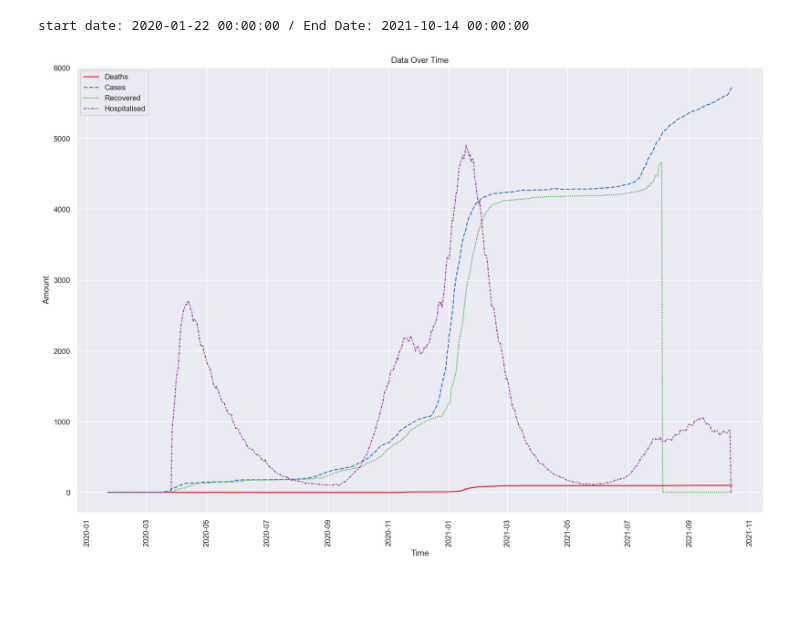
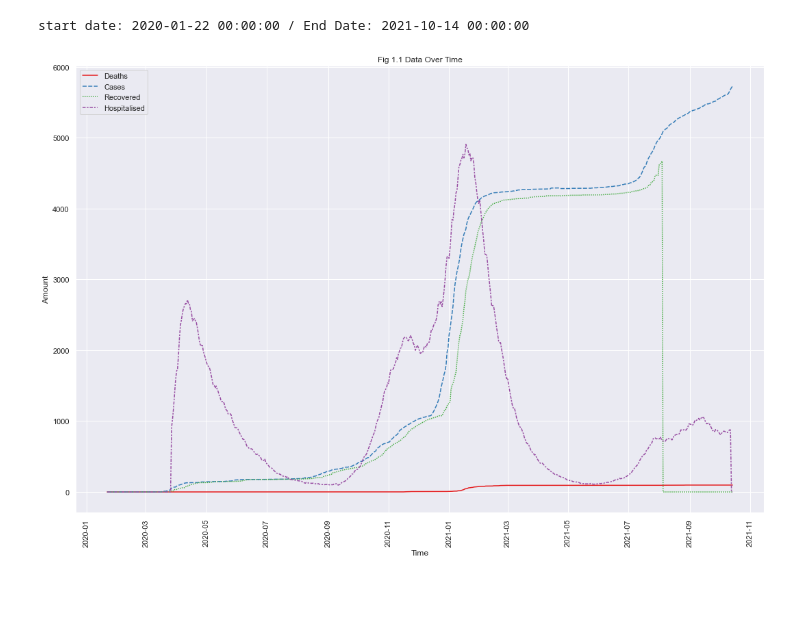
Before and after one commit to heyashy/LSE_DA_COVID_analysis, a Jupyter notebook: LSE_DA201_assignment_ash_johnson.ipynb, the cells around one changed output. Drawn from its saved outputs; the diff is of its cells as text; code cells hidden in the pictures.

```diff
--- a/LSE_DA201_assignment_ash_johnson.ipynb
+++ b/LSE_DA201_assignment_ash_johnson.ipynb
@@ -159,10 +159,10 @@ dtype: int64
 # We could make them all zero
 # cov[cov.isna().any(axis=1)] = 0
 # However we are going to fill them with mean values
-cov['Deaths'].fillna(cov['Deaths'].mean(), inplace=True)
-cov['Cases'].fillna(cov['Cases'].mean(), inplace=True)
-cov['Recovered'].fillna(cov['Recovered'].mean(), inplace=True)
-cov['Hospitalised'].fillna(cov['Recovered'].mean(), inplace=True)
+cov['Deaths'].fillna(method='bfill', inplace=True)
+cov['Cases'].fillna(method='bfill', inplace=True)
+cov['Recovered'].fillna(method='bfill', inplace=True)
+cov['Hospitalised'].fillna(method='bfill', inplace=True)
 print(cov.isna().sum())
 # %% [output]
 Province/State              0
@@ -248,17 +248,17 @@ start date: 2020-01-22 00:00:00 / End Date: 2021-10-14 00:00:00
 # %%
 
 sns.set_theme(style="darkgrid")
 sns.set(rc={'figure.figsize':(18,12)})
 
 ax =  sns.lineplot(data=gcov_df, palette='Set1')
-ax.set(title='Data Over Time')
+ax.set(title='Fig 1.1 Data Over Time')
 ax.set(xlabel='Time')
 ax.set(ylabel='Amount')
 ax.xaxis_date
 plt.xticks(rotation = 90)
 plt.show()
 # %% [output]
-[figure, old version]
+[figure, new version]
 # %% [markdown]
 #
 # %% [markdown]
```
Also changed, not shown: parts of 36 cells of this notebook, 8 other files.
